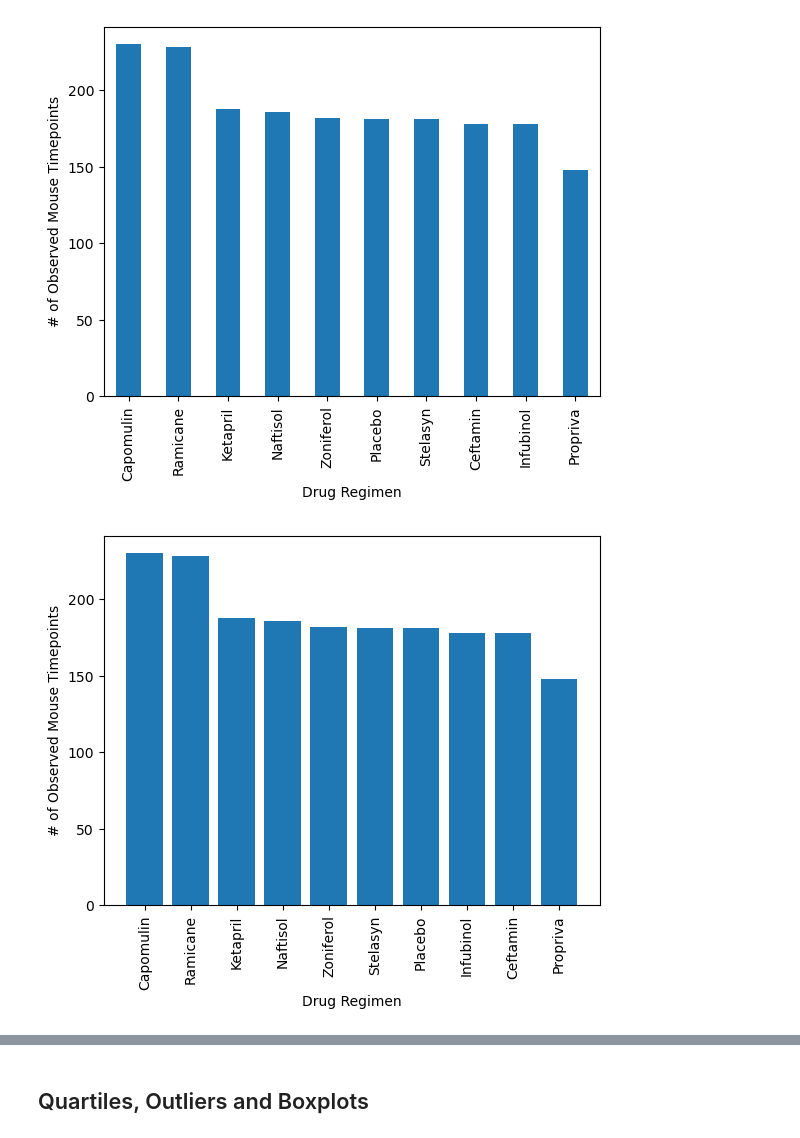
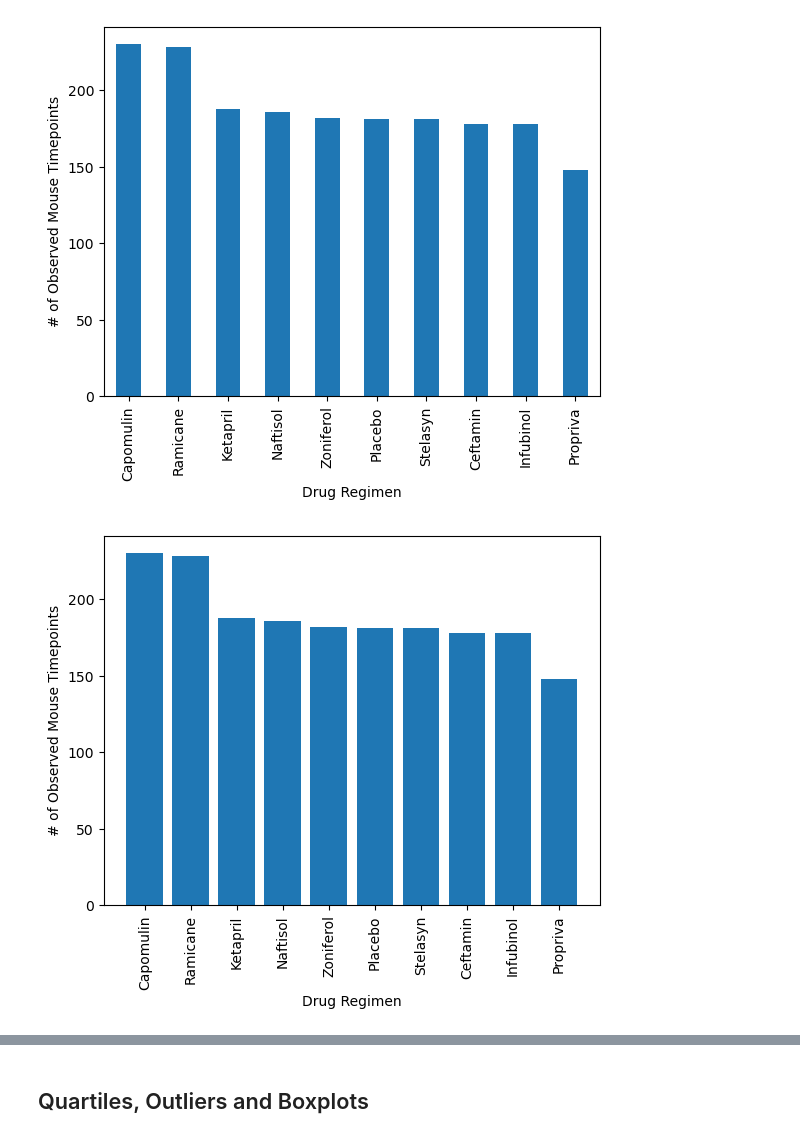
Before and after one commit to mwmosca/data-visualization-challenge, a Jupyter notebook: pymaceuticals_MM.ipynb, the cells around one changed output, grey strips where cells are left out. Drawn from its saved outputs; the diff is of its cells as text; code cells hidden in the pictures.

```diff
--- a/pymaceuticals_MM.ipynb
+++ b/pymaceuticals_MM.ipynb
@@ -130,14 +130,20 @@ clean_df.groupby('Drug Regimen').agg({'Tumor Volume (mm3)' : ['mean', 'median',
 ## Bar and Pie Charts
 # %%
 # Generate a bar plot showing the total number of rows (Mouse ID/Timepoints) for each drug regimen using Pandas.
-ax = clean_df.groupby('Drug Regimen')['Mouse ID'].count().sort_values(ascending = False).plot.bar()
+bar_data = clean_df.groupby('Drug Regimen')['Mouse ID'].count().sort_values(ascending = False)
+ax = bar_data.plot.bar()
 ax.set_ylabel('# of Observed Mouse Timepoints')
 # %% [output]
 Text(0, 0.5, '# of Observed Mouse Timepoints')
 [figure]
 # %%
 # Generate a bar plot showing the total number of rows (Mouse ID/Timepoints) for each drug regimen using pyplot.
+plt.bar(bar_data.index, bar_data)
+plt.xlabel('Drug Regimen')
+plt.xticks(rotation = 'vertical')
+plt.ylabel('# of Observed Mouse Timepoints')
+plt.show()
 # %% [output]
-[figure, old version]
+[figure, new version]
 # %%
 # Generate a pie plot showing the distribution of female versus male mice using Pandas
```
Also changed, not shown: parts of 7 cells of this notebook.
